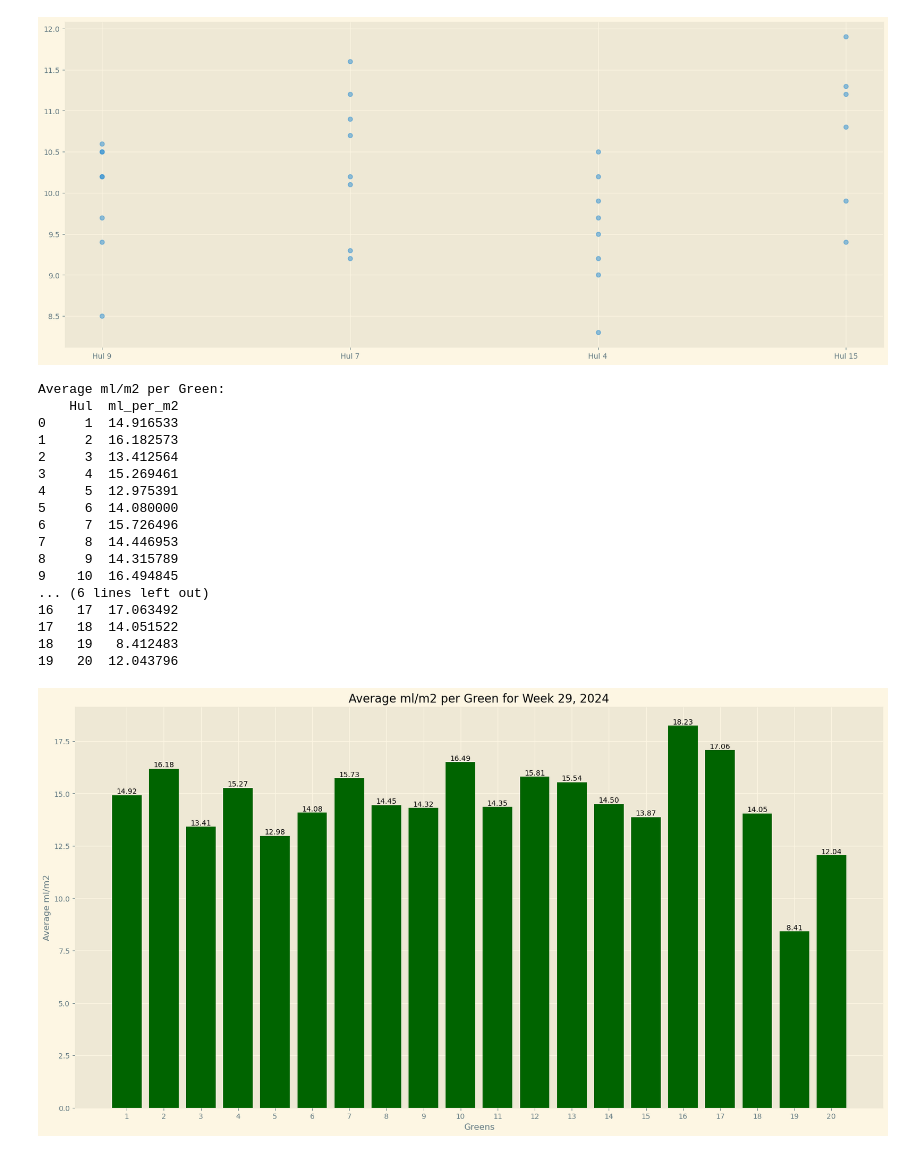
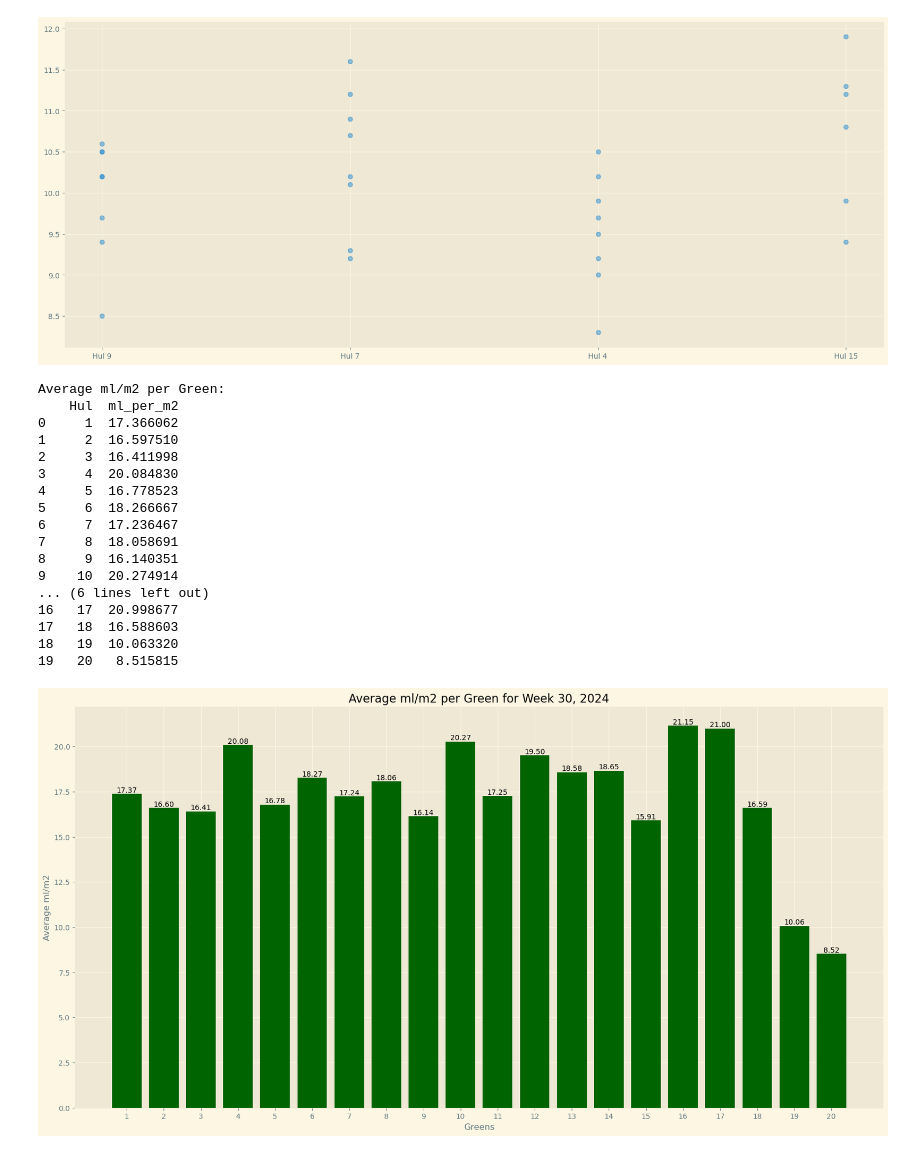
Before and after one commit to ABM-Analytics/Uge-rapport, a Jupyter notebook: ugerapport.ipynb, the cells around one changed output. Saved outputs shown, nothing was run; the diff lists cells and outputs as text; code cells hidden in the pictures.

```diff
--- a/ugerapport.ipynb
+++ b/ugerapport.ipynb
@@ -17,11 +18,11 @@ pd.options.mode.chained_assignment = None
 # %%
 ###Import af data
 
-dfklip = pd.read_csv('uge29Klippelog.csv')
+dfklip = pd.read_csv('uge31klippelog.csv')
 
-dfpogo = pd.read_csv('uge29pogo.csv')
+dfpogo = pd.read_csv('uge31pogo.csv')
 
-dfstimp = pd.read_csv('uge29Stimp.csv')
+dfstimp = pd.read_csv('uge31stimp.csv')
 
 print("Clipdata:")
 print (dfklip.describe())
@@ -172,7 +173,7 @@ green_sizes = {
 }
 
 ###ÆNDRE HER FOR ANDEN UGE
-mlm2_uge = dfklip[(dfklip['Week'] == 29) & (dfklip['Year'] == 2024)]
+mlm2_uge = dfklip[(dfklip['Week'] == 30) & (dfklip['Year'] == 2024)]
 
 # Ensure 'Hul' is string for matching green sizes
 mlm2_uge['Hul'] = mlm2_uge['Hul'].astype(str)
@@ -188,47 +189,47 @@ average_ml_per_m2 = mlm2_uge.groupby('Hul')['ml_per_m2'].mean().reset_index()
 # Ensure all 'Hul' values from 1 to 20 are included
 all_huls = pd.DataFrame({'Hul': [str(i) for i in range(1, 21)]})
 average_ml_per_m2 = all_huls.merge(average_ml_per_m2, on='Hul', how='left').fillna(0)
 
 # Convert 'Hul' back to integers for sorting and plotting
 average_ml_per_m2['Hul'] = average_ml_per_m2['Hul'].astype(int)
 average_ml_per_m2 = average_ml_per_m2.sort_values('Hul')
 
 # Print the result
 print("Average ml/m2 per Green:")
 print(average_ml_per_m2)
 
 # Plot the result as a bar plot with darker green bars and labels
 plt.figure(figsize=(20, 10))
 bars = plt.bar(average_ml_per_m2['Hul'], average_ml_per_m2['ml_per_m2'], color='darkgreen')
 plt.xlabel('Greens')
 plt.ylabel('Average ml/m2')
-plt.title('Average ml/m2 per Green for Week 29, 2024')
+plt.title('Average ml/m2 per Green for Week 30, 2024')
 plt.xticks(ticks=average_ml_per_m2['Hul'], labels=average_ml_per_m2['Hul'])
 
 # Add labels on top of the bars
 for bar in bars:
     height = bar.get_height()
     plt.text(bar.get_x() + bar.get_width() / 2, height, f'{height:.2f}', ha='center', va='bottom', fontsize=10)
 
 # Show the plot
 plt.show()
 # %% [output]
 Average ml/m2 per Green:
     Hul  ml_per_m2
-0     1  14.916533
-1     2  16.182573
-2     3  13.412564
-3     4  15.269461
-4     5  12.975391
-5     6  14.080000
-6     7  15.726496
-7     8  14.446953
-8     9  14.315789
-9    10  16.494845
+0     1  17.366062
+1     2  16.597510
+2     3  16.411998
+3     4  20.084830
+4     5  16.778523
+5     6  18.266667
+6     7  17.236467
+7     8  18.058691
+8     9  16.140351
+9    10  20.274914
 ... (6 lines left out)
-16   17  17.063492
-17   18  14.051522
-18   19   8.412483
-19   20  12.043796
+16   17  20.998677
+17   18  16.588603
+18   19  10.063320
+19   20   8.515815
-[figure, old version]
+[figure, new version]
 # %%
```
Also changed, not shown: parts of 13 cells of this notebook.
